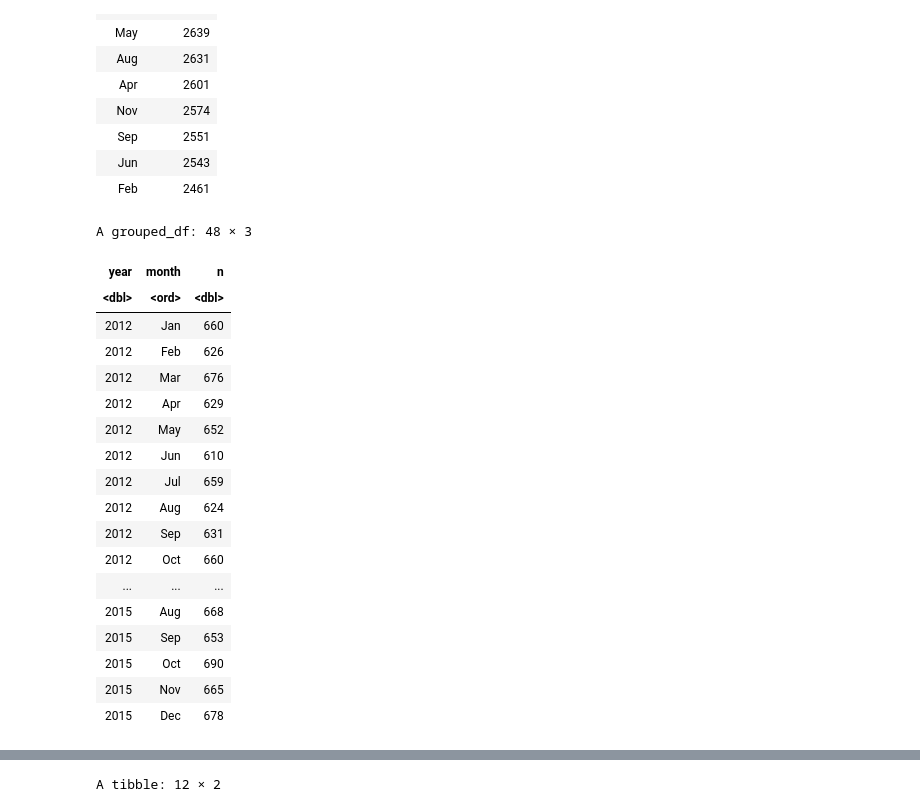
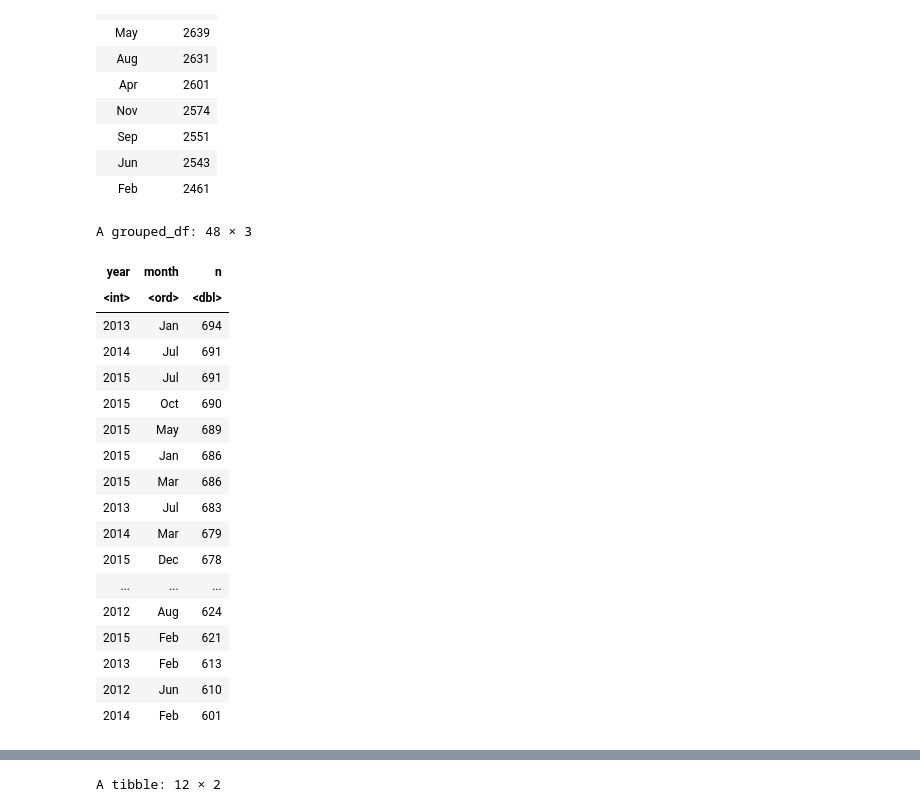
Before and after one commit to min02yam/Prediction-of-Cardiovascular-Disease-Incidence-using-machine-learning, a Jupyter notebook: hospital_Eda.ipynb, the cells around one changed output, grey strips where cells are left out. Saved outputs shown, nothing was run; the diff lists cells and outputs as text; code cells hidden in the pictures.

```diff
--- a/hospital_Eda.ipynb
+++ b/hospital_Eda.ipynb
@@ -740,26 +675,26 @@ A tibble: 12 × 2
 # %%
 df_date_month %>% group_by(year) %>%
-  count(month,  wt=event )
+  count(month,  wt=event, sort=TRUE )
 # %% [output]
 A grouped_df: 48 × 3
 | year | month | n |
-| <dbl> | <ord> | <dbl> |
-| 2012 | Jan | 660 |
-| 2012 | Feb | 626 |
-| 2012 | Mar | 676 |
-| 2012 | Apr | 629 |
-| 2012 | May | 652 |
+| <int> | <ord> | <dbl> |
+| 2013 | Jan | 694 |
+| 2014 | Jul | 691 |
+| 2015 | Jul | 691 |
+| 2015 | Oct | 690 |
+| 2015 | May | 689 |
+| 2015 | Jan | 686 |
+| 2015 | Mar | 686 |
+| 2013 | Jul | 683 |
+| 2014 | Mar | 679 |
+| 2015 | Dec | 678 |
+| ... | ... | ... |
+| 2012 | Aug | 624 |
+| 2015 | Feb | 621 |
+| 2013 | Feb | 613 |
 | 2012 | Jun | 610 |
-| 2012 | Jul | 659 |
-| 2012 | Aug | 624 |
-| 2012 | Sep | 631 |
-| 2012 | Oct | 660 |
-| ... | ... | ... |
-| 2015 | Aug | 668 |
-| 2015 | Sep | 653 |
-| 2015 | Oct | 690 |
-| 2015 | Nov | 665 |
-| 2015 | Dec | 678 |
+| 2014 | Feb | 601 |
 # %%
 df_date_month %>% group_by(year,month) %>%
   summarise(sum_event=sum(event)) %>%
```
Also changed, not shown: parts of 29 cells of this notebook.
